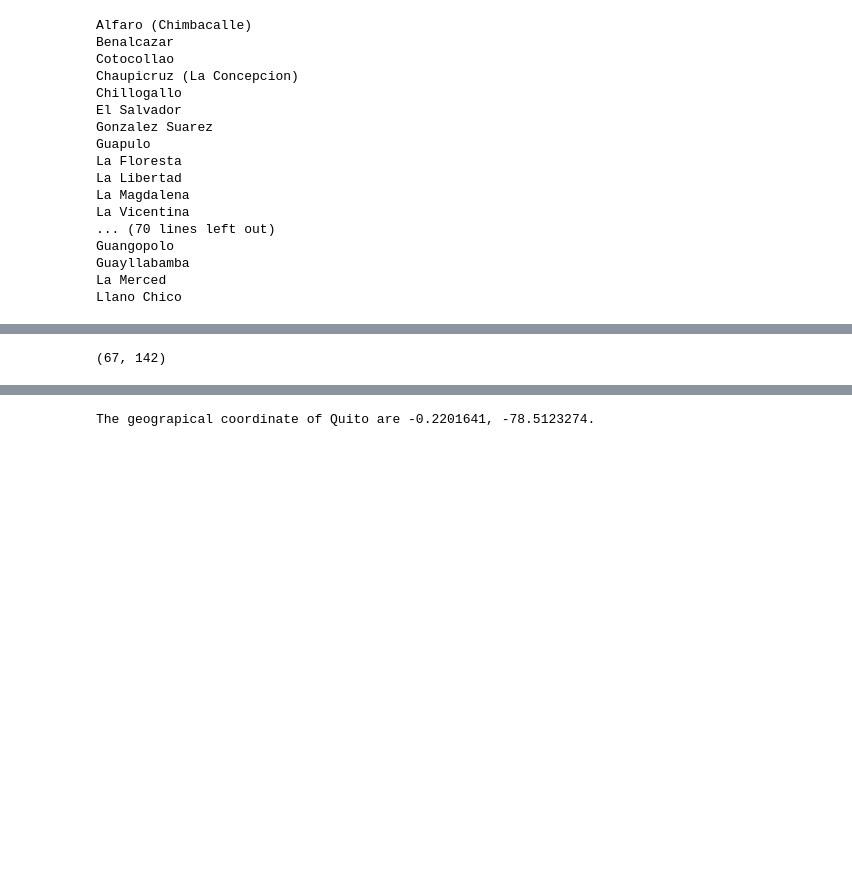
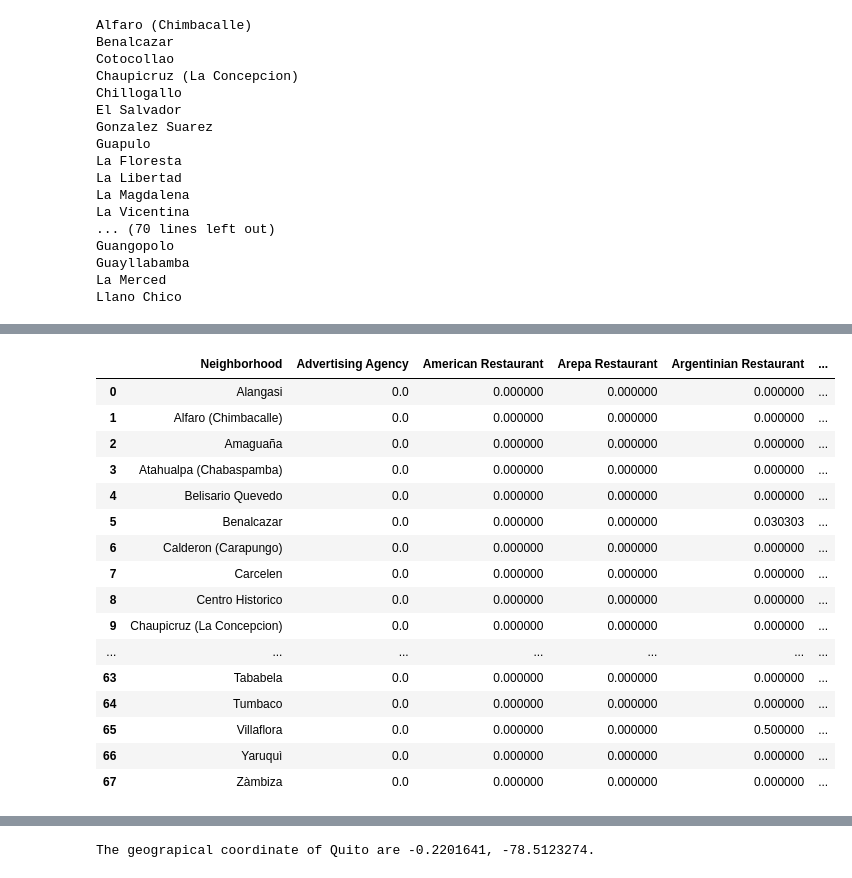
Before and after one commit to francisco-borja/Coursera_Capstone, a Jupyter notebook: ClustersQuitoHoodsMap.ipynb, the cells around one changed output, grey strips where cells are left out. Saved outputs shown, nothing was run; the diff lists cells and outputs as text; code cells hidden in the pictures; blank space fills up the shorter version.

```diff
--- a/ClustersQuitoHoodsMap.ipynb
+++ b/ClustersQuitoHoodsMap.ipynb
@@ -202,8 +230,24 @@ quito_onehot.shape
 # %%
 quito_grouped = quito_onehot.groupby('Neighborhood').mean().reset_index()
-quito_grouped.shape
+quito_grouped
 # %% [output]
-(67, 142)
+|  | Neighborhood | Advertising Agency | American Restaurant | Arepa Restaurant | Argentinian Restaurant | ... |
+| 0 | Alangasi | 0.0 | 0.000000 | 0.000000 | 0.000000 | ... |
+| 1 | Alfaro (Chimbacalle) | 0.0 | 0.000000 | 0.000000 | 0.000000 | ... |
+| 2 | Amaguaña | 0.0 | 0.000000 | 0.000000 | 0.000000 | ... |
+| 3 | Atahualpa (Chabaspamba) | 0.0 | 0.000000 | 0.000000 | 0.000000 | ... |
+| 4 | Belisario Quevedo | 0.0 | 0.000000 | 0.000000 | 0.000000 | ... |
+| 5 | Benalcazar | 0.0 | 0.000000 | 0.000000 | 0.030303 | ... |
+| 6 | Calderon (Carapungo) | 0.0 | 0.000000 | 0.000000 | 0.000000 | ... |
+| 7 | Carcelen | 0.0 | 0.000000 | 0.000000 | 0.000000 | ... |
+| 8 | Centro Historico | 0.0 | 0.000000 | 0.000000 | 0.000000 | ... |
+| 9 | Chaupicruz (La Concepcion) | 0.0 | 0.000000 | 0.000000 | 0.000000 | ... |
+| ... | ... | ... | ... | ... | ... | ... |
+| 63 | Tababela | 0.0 | 0.000000 | 0.000000 | 0.000000 | ... |
+| 64 | Tumbaco | 0.0 | 0.000000 | 0.000000 | 0.000000 | ... |
+| 65 | Villaflora | 0.0 | 0.000000 | 0.000000 | 0.500000 | ... |
+| 66 | Yaruquì | 0.0 | 0.000000 | 0.000000 | 0.000000 | ... |
+| 67 | Zàmbiza | 0.0 | 0.000000 | 0.000000 | 0.000000 | ... |
 # %%
 num_top_venues = 5
 
```
Also changed, not shown: parts of 13 cells of this notebook.
